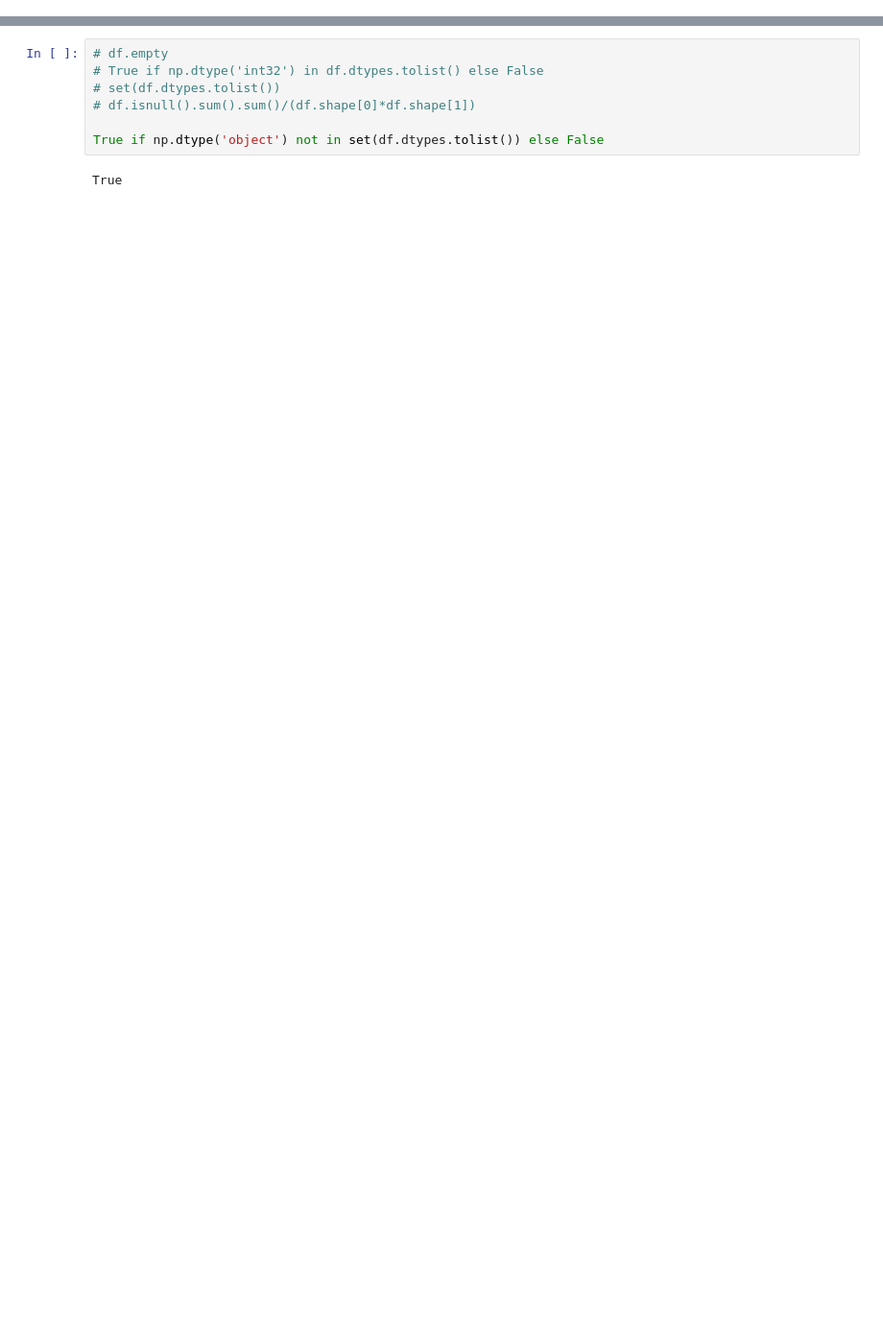
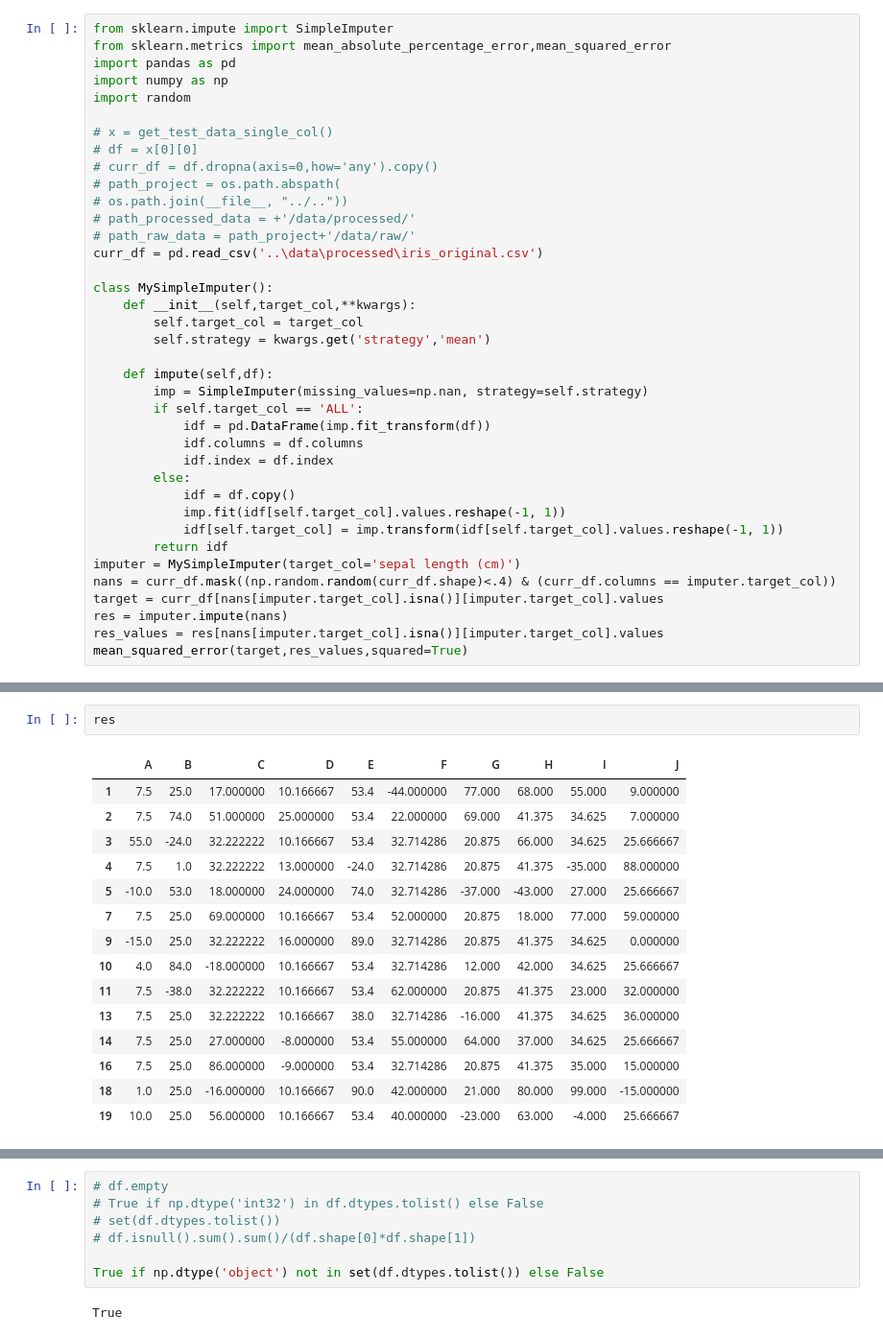
Before and after one commit to johmakinen/AutoImputer, a Jupyter notebook: notebooks/nb_POC.ipynb, the cells around one changed output, grey strips where cells are left out. Shown at 96% size. Cells and saved outputs as stored; diff of their text form; blank space fills up the shorter version.

```diff
--- a/notebooks/nb_POC.ipynb
+++ b/notebooks/nb_POC.ipynb
@@ -24,0 +24,38 @@ x = get_test_data_single_col()
+# %%
+from sklearn.impute import SimpleImputer
+from sklearn.metrics import mean_absolute_percentage_error,mean_squared_error
+import pandas as pd
+import numpy as np
+import random
+
+# x = get_test_data_single_col()
+# df = x[0][0]
+# curr_df = df.dropna(axis=0,how='any').copy()
+# path_project = os.path.abspath(
+# os.path.join(__file__, "../.."))
+# path_processed_data = +'/data/processed/'
+# path_raw_data = path_project+'/data/raw/'
+curr_df = pd.read_csv('..\data\processed\iris_original.csv')
+
+class MySimpleImputer():
+    def __init__(self,target_col,**kwargs):
+        self.target_col = target_col
+        self.strategy = kwargs.get('strategy','mean')
+
+    def impute(self,df):
+        imp = SimpleImputer(missing_values=np.nan, strategy=self.strategy)
+        if self.target_col == 'ALL':
+            idf = pd.DataFrame(imp.fit_transform(df))
+            idf.columns = df.columns
+            idf.index = df.index
+        else:
+            idf = df.copy()
+            imp.fit(idf[self.target_col].values.reshape(-1, 1))
+            idf[self.target_col] = imp.transform(idf[self.target_col].values.reshape(-1, 1))
+        return idf
+imputer = MySimpleImputer(target_col='sepal length (cm)')
+nans = curr_df.mask((np.random.random(curr_df.shape)<.4) & (curr_df.columns == imputer.target_col))
+target = curr_df[nans[imputer.target_col].isna()][imputer.target_col].values
+res = imputer.impute(nans)
+res_values = res[nans[imputer.target_col].isna()][imputer.target_col].values
+mean_squared_error(target,res_values,squared=True)
@@ -24,0 +77,18 @@ x = get_test_data_single_col()
+# %%
+res
+# %% [output]
+|  | A | B | C | D | E | F | G | H | I | J |
+| 1 | 7.5 | 25.0 | 17.000000 | 10.166667 | 53.4 | -44.000000 | 77.000 | 68.000 | 55.000 | 9.000000 |
+| 2 | 7.5 | 74.0 | 51.000000 | 25.000000 | 53.4 | 22.000000 | 69.000 | 41.375 | 34.625 | 7.000000 |
+| 3 | 55.0 | -24.0 | 32.222222 | 10.166667 | 53.4 | 32.714286 | 20.875 | 66.000 | 34.625 | 25.666667 |
+| 4 | 7.5 | 1.0 | 32.222222 | 13.000000 | -24.0 | 32.714286 | 20.875 | 41.375 | -35.000 | 88.000000 |
+| 5 | -10.0 | 53.0 | 18.000000 | 24.000000 | 74.0 | 32.714286 | -37.000 | -43.000 | 27.000 | 25.666667 |
+| 7 | 7.5 | 25.0 | 69.000000 | 10.166667 | 53.4 | 52.000000 | 20.875 | 18.000 | 77.000 | 59.000000 |
+| 9 | -15.0 | 25.0 | 32.222222 | 16.000000 | 89.0 | 32.714286 | 20.875 | 41.375 | 34.625 | 0.000000 |
+| 10 | 4.0 | 84.0 | -18.000000 | 10.166667 | 53.4 | 32.714286 | 12.000 | 42.000 | 34.625 | 25.666667 |
+| 11 | 7.5 | -38.0 | 32.222222 | 10.166667 | 53.4 | 62.000000 | 20.875 | 41.375 | 23.000 | 32.000000 |
+| 13 | 7.5 | 25.0 | 32.222222 | 10.166667 | 38.0 | 32.714286 | -16.000 | 41.375 | 34.625 | 36.000000 |
+| 14 | 7.5 | 25.0 | 27.000000 | -8.000000 | 53.4 | 55.000000 | 64.000 | 37.000 | 34.625 | 25.666667 |
+| 16 | 7.5 | 25.0 | 86.000000 | -9.000000 | 53.4 | 32.714286 | 20.875 | 41.375 | 35.000 | 15.000000 |
+| 18 | 1.0 | 25.0 | -16.000000 | 10.166667 | 90.0 | 42.000000 | 21.000 | 80.000 | 99.000 | -15.000000 |
+| 19 | 10.0 | 25.0 | 56.000000 | 10.166667 | 53.4 | 40.000000 | -23.000 | 63.000 | -4.000 | 25.666667 |
```
Also changed, not shown: parts of 12 cells of this notebook, 4 other files.
